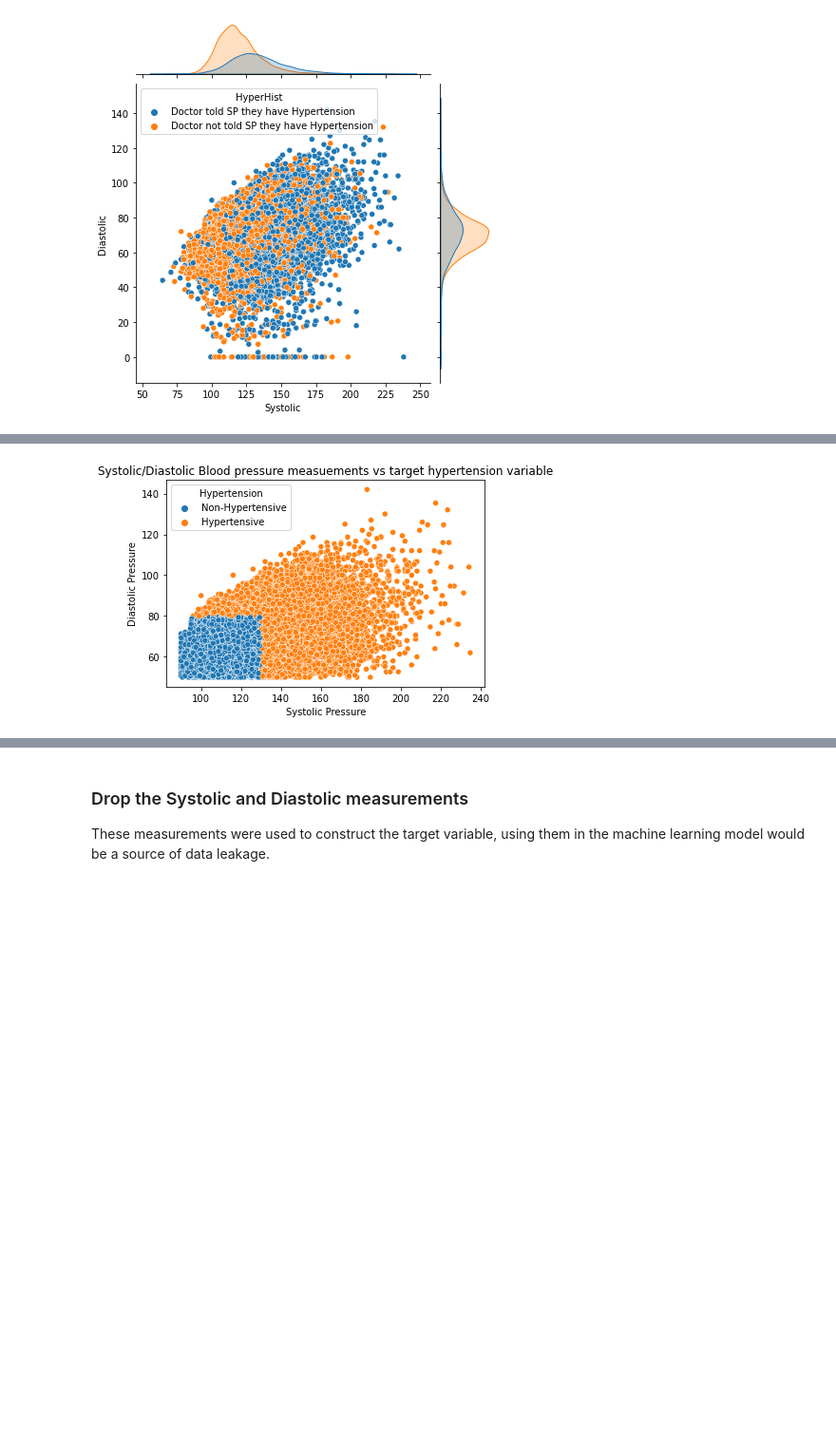
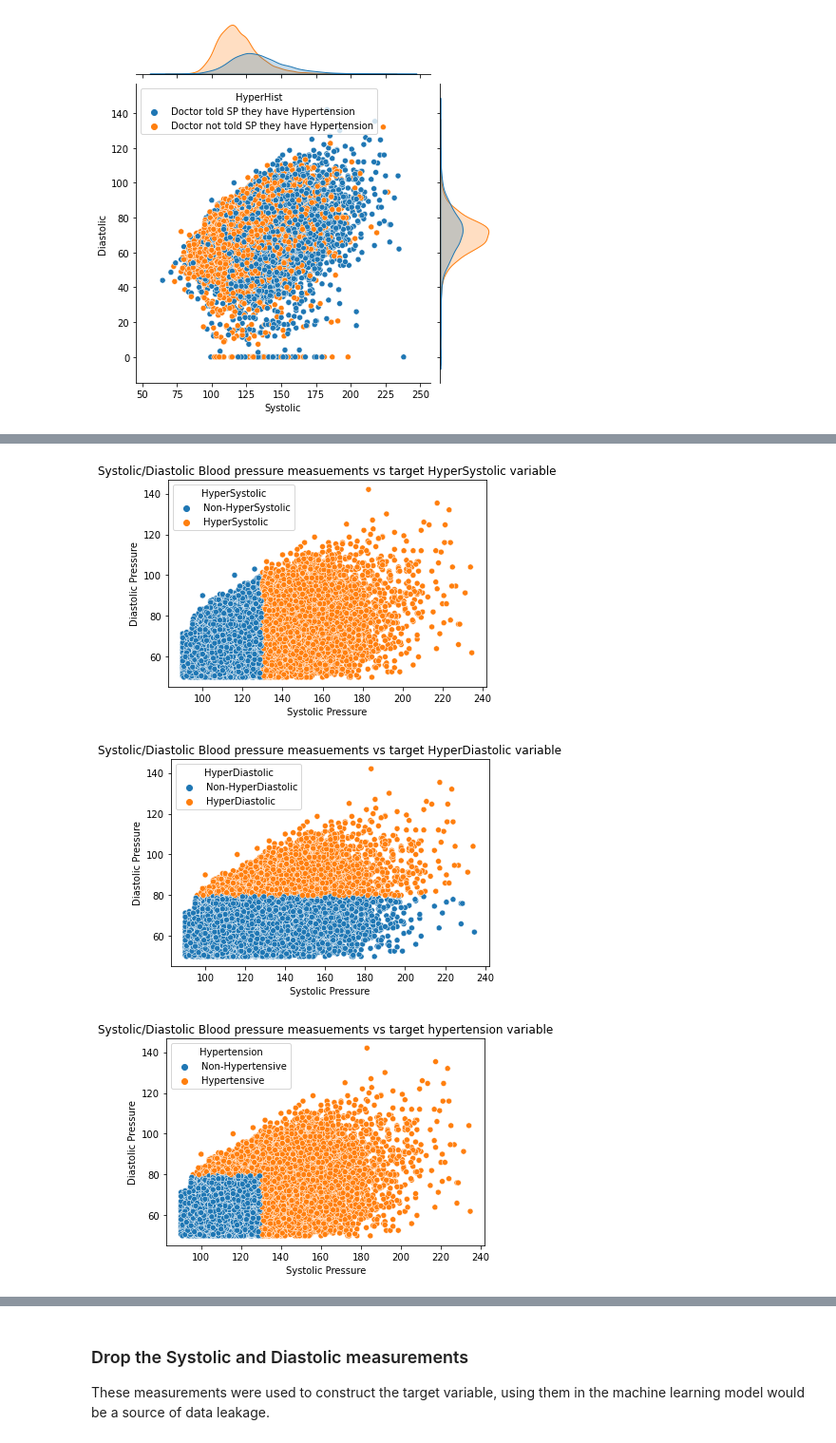
Before and after one commit to rajindermavi/NHANES, a Jupyter notebook: HypertensiveEDA.ipynb, the cells around one changed output, grey strips where cells are left out. Shown at 95% size. Cells and saved outputs as stored; diff of their text form; code cells hidden in the pictures; blank space fills up the shorter version.

```diff
--- a/HypertensiveEDA.ipynb
+++ b/HypertensiveEDA.ipynb
@@ -59,27 +78,57 @@ Now we define the Hypertension Target variable, based on the guidelines for diag
   * 0 -- Non-Hypertensive
   * 1 -- Hypertensive
 # %%
+
+# First we drop small values of Systolic and Diastolic readings
+df.drop(df[ ((df['Systolic'] < 90) | (df['Diastolic'] < 50))].index,inplace = True)
+
 
 # Let us add a new feature encoding Non-Hypertensive and Hypertensive
 
-df.loc[(df.Systolic < 130) & (df.Diastolic < 80),'Hypertensive'] = 0
-df.loc[(df.Systolic >= 130) | (df.Diastolic >= 80),'Hypertensive'] = 1
-#df.loc[df.HyperHist == 1,'Hypertensive'] = 1
+df.loc[(df.Systolic < 130),'HyperSystolic'] = 0
+df.loc[(df.Systolic >= 130),'HyperSystolic'] = 1
 
-df.drop(df[ ((df['Systolic'] < 90) | (df['Diastolic'] < 50))].index,inplace = True)
+
+df.loc[(df.Diastolic < 80),'HyperDiastolic'] = 0
+df.loc[(df.Diastolic >= 80),'HyperDiastolic'] = 1
+
+
+df.loc[(df.Diastolic >= 80) | (df.Systolic >= 130) ,'Hypertensive'] = 1
+df.loc[(df.Diastolic < 80) & (df.Systolic < 130) ,'Hypertensive'] = 0
 # %%
 # Let us repeat the above visualization to see the effect:
+
+ax = sns.scatterplot(data = df, x = 'Systolic',y = 'Diastolic',hue = 'HyperSystolic')
+ax.legend_.set_title('HyperSystolic')
+ax.set_xlabel('Systolic Pressure')
+ax.set_ylabel('Diastolic Pressure')
+HS_labels = ['Non-HyperSystolic','HyperSystolic']
+for t, l in zip(ax.legend_.texts, HS_labels): t.set_text(l)
+ax.set_title('Systolic/Diastolic Blood pressure measuements vs target HyperSystolic variable')
+plt.show()
+
+ax = sns.scatterplot(data = df, x = 'Systolic',y = 'Diastolic',hue = 'HyperDiastolic')
+ax.legend_.set_title('HyperDiastolic')
+ax.set_xlabel('Systolic Pressure')
+ax.set_ylabel('Diastolic Pressure')
+HD_labels = ['Non-HyperDiastolic','HyperDiastolic']
+for t, l in zip(ax.legend_.texts, HD_labels): t.set_text(l)
+ax.set_title('Systolic/Diastolic Blood pressure measuements vs target HyperDiastolic variable')
+plt.show()
+
 
 ax = sns.scatterplot(data = df, x = 'Systolic',y = 'Diastolic',hue = 'Hypertensive')
 ax.legend_.set_title('Hypertension')
 ax.set_xlabel('Systolic Pressure')
 ax.set_ylabel('Diastolic Pressure')
-diag_labels = ['Non-Hypertensive','Hypertensive']
-for t, l in zip(ax.legend_.texts, diag_labels): t.set_text(l)
+HT_labels = ['Non-Hypertensive','Hypertensive']
+for t, l in zip(ax.legend_.texts, HT_labels): t.set_text(l)
 ax.set_title('Systolic/Diastolic Blood pressure measuements vs target hypertension variable')
 plt.show()
 # %% [output]
-[figure, old version]
+[figure, new version]
+[figure, added]
+[figure, added]
 # %%
 # Visualize the target variable: Diagnosis of Hypertension
 
```
Also changed, not shown: parts of 77 cells of this notebook.
